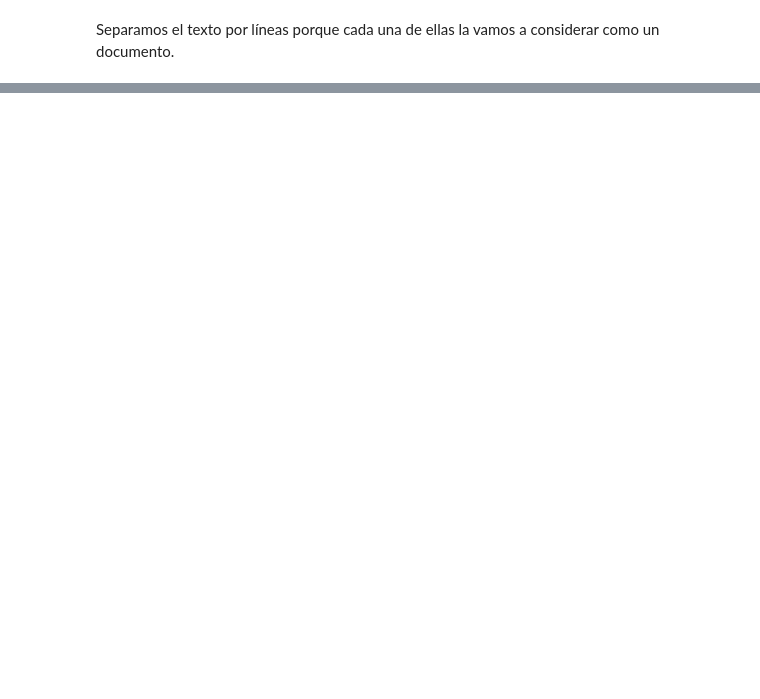
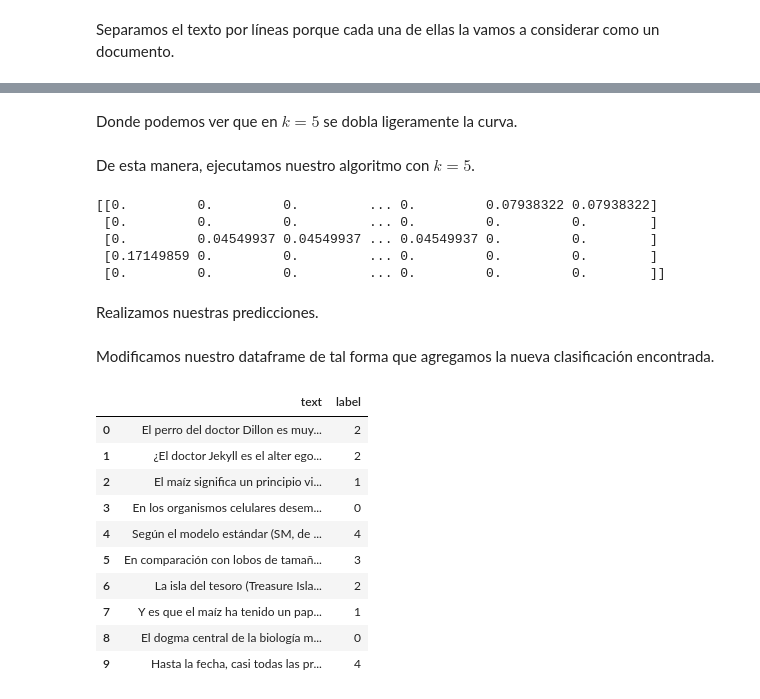
Before and after one commit to taniarubi/reconocimiento-de-patrones-y-aprendizaje-automatizado, a Jupyter notebook: tareas/tarea2/src/ejercicio1.ipynb, the cells around one changed output, grey strips where cells are left out. Drawn from its saved outputs; the diff is of its cells as text; code cells hidden in the pictures; blank space fills up the shorter version.

```diff
--- a/tareas/tarea2/src/ejercicio1.ipynb
+++ b/tareas/tarea2/src/ejercicio1.ipynb
@@ -16,0 +51,4 @@ Separamos el texto por líneas porque cada una de ellas la vamos a considerar co
+# %%
+vectorizer = TfidfVectorizer(stop_words=get_stop_words('spanish'))
+vectorizer.fit(df.text.values)
+features = vectorizer.transform(df.text.values)
@@ -16,0 +57,7 @@ Separamos el texto por líneas porque cada una de ellas la vamos a considerar co
+# %%
+# A list holds the SSE values for each k
+sse = []
+for k in range(1, 11):
+    kmeans = KMeans(n_clusters=k, init="random", n_init=10, max_iter=300, random_state=42)
+    kmeans.fit(features)
+    sse.append(kmeans.inertia_)
@@ -16,0 +73,16 @@ Separamos el texto por líneas porque cada una de ellas la vamos a considerar co
+# %% [markdown]
+Donde podemos ver que en $k=5$ se dobla ligeramente la curva.
+# %% [markdown]
+De esta manera, ejecutamos nuestro algoritmo con $k=5$.
+# %%
+kmeans = KMeans(n_clusters=5).fit(features)
+centroids = kmeans.cluster_centers_
+print(centroids)
+# %% [output]
+[[0.         0.         0.         ... 0.         0.07938322 0.07938322]
+ [0.         0.         0.         ... 0.         0.         0.        ]
+ [0.         0.04549937 0.04549937 ... 0.04549937 0.         0.        ]
+ [0.17149859 0.         0.         ... 0.         0.         0.        ]
+ [0.         0.         0.         ... 0.         0.         0.        ]]
+# %% [markdown]
+Realizamos nuestras predicciones.
@@ -16,0 +91,18 @@ Separamos el texto por líneas porque cada una de ellas la vamos a considerar co
+# %% [markdown]
+Modificamos nuestro dataframe de tal forma que agregamos la nueva clasificación encontrada.
+# %%
+df['label'] = kmeans.labels_
+# %%
+df
+# %% [output]
+|  | text | label |
+| 0 | El perro del doctor Dillon es muy... | 2 |
+| 1 | ¿El doctor Jekyll es el alter ego... | 2 |
+| 2 | El maíz significa un principio vi... | 1 |
+| 3 | En los organismos celulares desem... | 0 |
+| 4 | Según el modelo estándar (SM, de ... | 4 |
+| 5 | En comparación con lobos de tamañ... | 3 |
+| 6 | La isla del tesoro (Treasure Isla... | 2 |
+| 7 | Y es que el maíz ha tenido un pap... | 1 |
+| 8 | El dogma central de la biología m... | 0 |
+| 9 | Hasta la fecha, casi todas las pr... | 4 |
```
Also changed, not shown: parts of 18 cells of this notebook, 2 other files.
